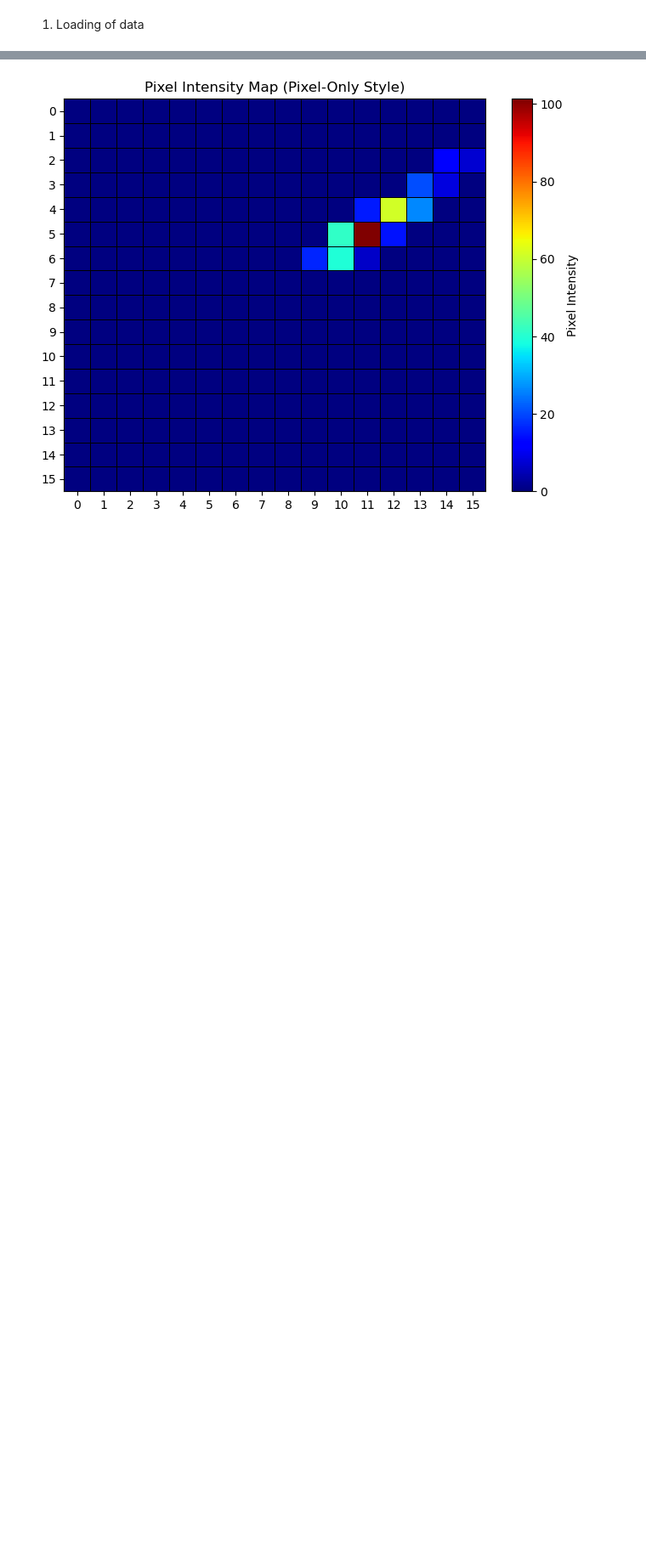
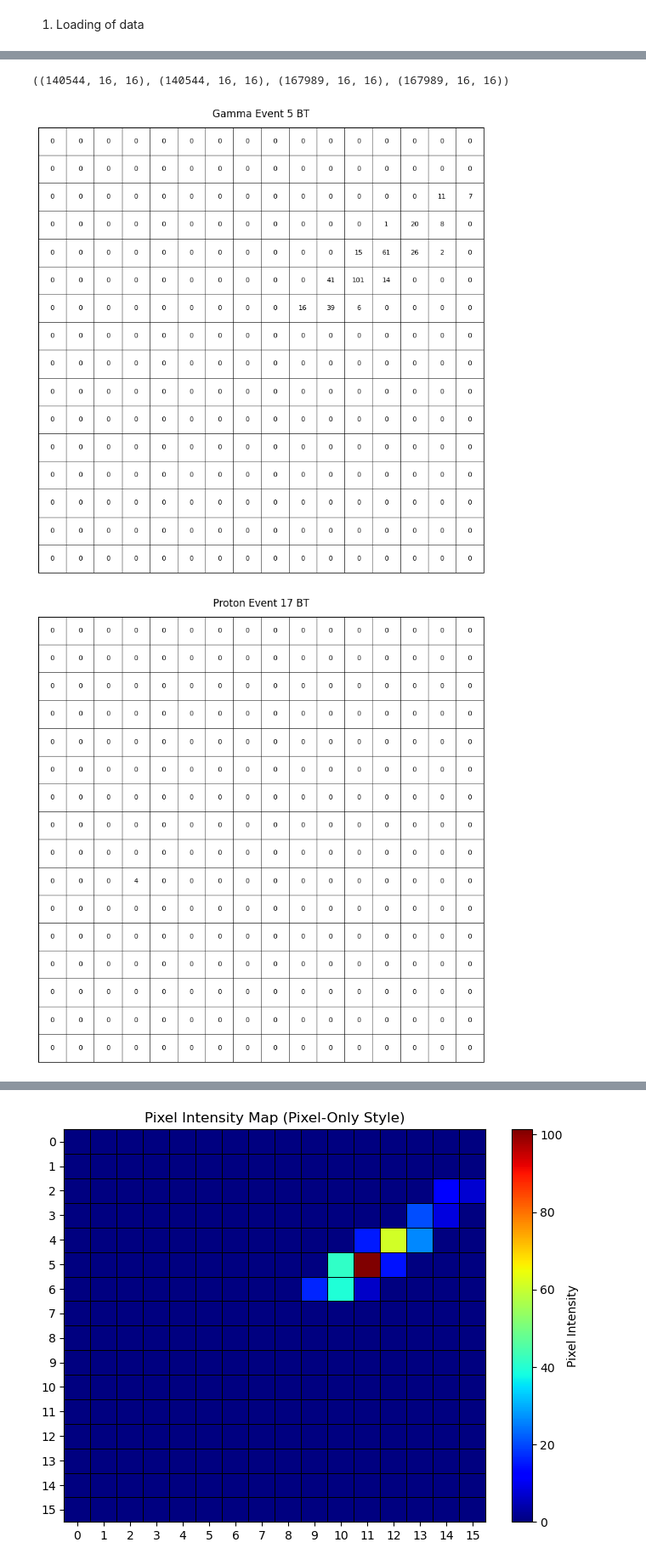
Before and after one commit to Abhimanyu5100/Gapd_camera_gamma_ray_detection, a Jupyter notebook: data_processing.ipynb, the cells around one changed output, grey strips where cells are left out. Shown: that part at 85% size. Drawn from its saved outputs; the diff is of its cells as text; code cells hidden in the pictures; blank space fills up the shorter version.

```diff
--- a/data_processing.ipynb
+++ b/data_processing.ipynb
@@ -425,0 +59,20 @@ print(mean, std, bt, pt)
+# %%
+gamma_bt_list, gamma_pt_list = helper.apply_thresholds_to_dataset(
+    gamma_event_data, gamma_means, gamma_stds
+)
+
+proton_bt_list, proton_pt_list = helper.apply_thresholds_to_dataset(
+    proton_event_data, proton_means, proton_stds
+)
+# %%
+gamma_bt_list.shape, gamma_pt_list.shape, proton_bt_list.shape, proton_pt_list.shape
+# %% [output]
+((140544, 16, 16), (140544, 16, 16), (167989, 16, 16), (167989, 16, 16))
+# %%
+helper.plot_pixel_matrix(gamma_bt_list[4], 'Gamma Event 5 BT', show_zeros=True)
+helper.plot_pixel_matrix(proton_bt_list[18], 'Proton Event 17 BT', show_zeros=True)
+helper.plot_pixel_matrix(gamma_pt_list[4], 'Gamma Event 5 PT', show_zeros=True)
+helper.plot_pixel_matrix(proton_pt_list[18], 'Proton Event 17 PT', show_zeros=True)
+# %% [output]
+[figure, added]
+[figure, added]
```
Also changed, not shown: parts of 43 cells of this notebook, 2 other files.
